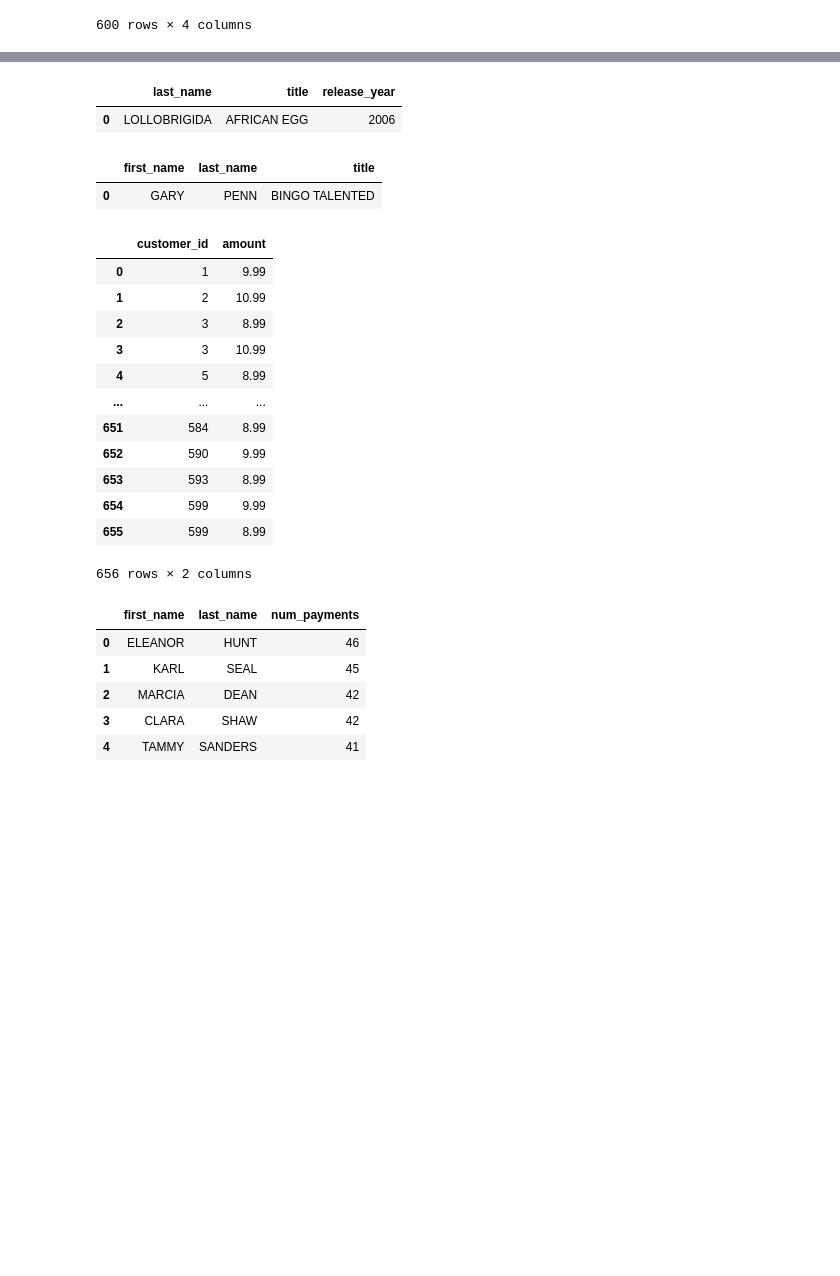
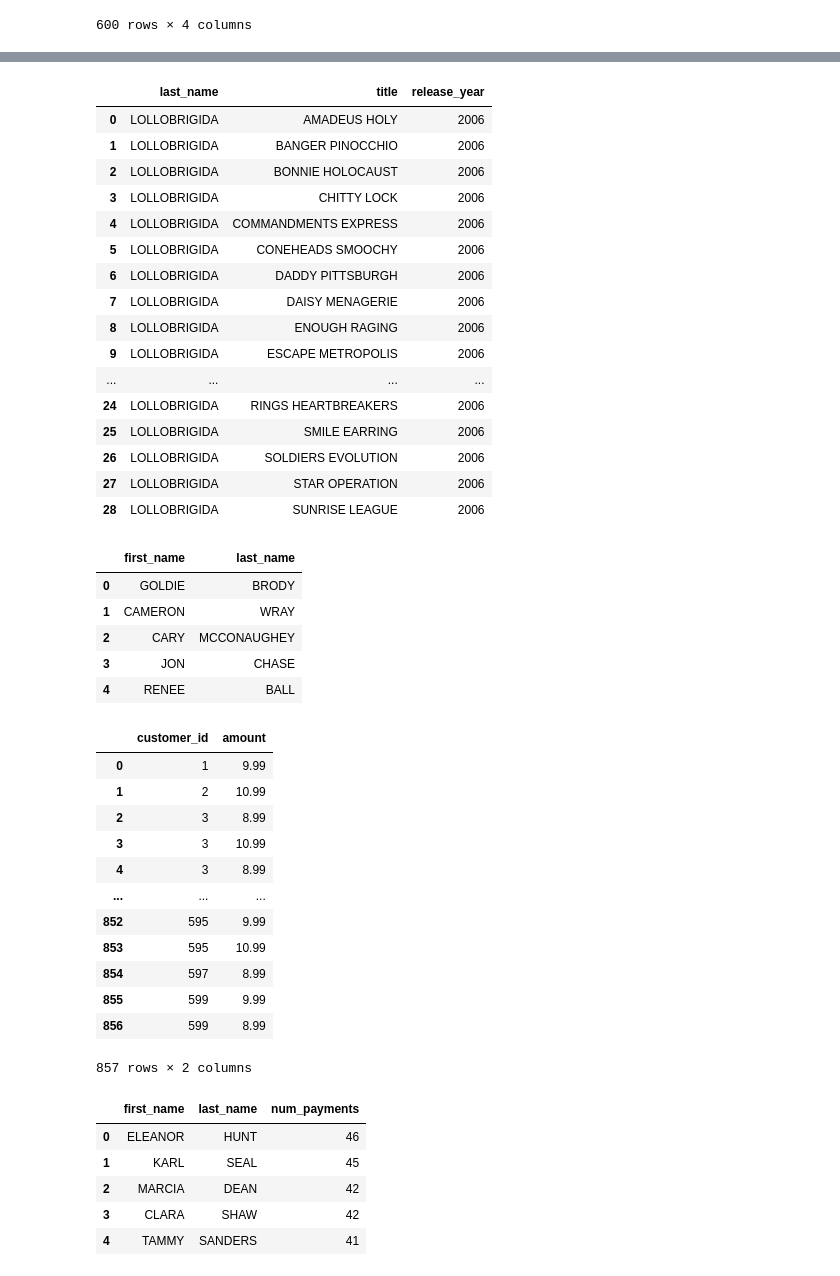
Before and after one commit to alexre24/Sakila-Queries, a Jupyter notebook: Sakila_Queries.ipynb, the cells around one changed output, grey strips where cells are left out. Drawn from its saved outputs; the diff is of its cells as text; code cells hidden in the pictures; blank space fills up the shorter version.

```diff
--- a/Sakila_Queries.ipynb
+++ b/Sakila_Queries.ipynb
@@ -71,38 +93,66 @@ pd.read_sql(q, engine)
 # %%
 q = """SELECT
     actor.last_name, film.title, film.release_year
 FROM
-    film
+    actor
         JOIN
-    actor ON film.film_id = actor.actor_id
+    film_actor ON actor.actor_id = film_actor.actor_id
+        JOIN
+    film ON film_actor.film_id = film.film_id
 WHERE
-    actor.last_name = 'Lollobrigida';"""
+    actor.last_name = 'Lollobrigida'
+        AND actor.first_name = 'Johnny';"""
 pd.read_sql(q, engine)
 # %% [output]
 |  | last_name | title | release_year |
-| 0 | LOLLOBRIGIDA | AFRICAN EGG | 2006 |
+| 0 | LOLLOBRIGIDA | AMADEUS HOLY | 2006 |
+| 1 | LOLLOBRIGIDA | BANGER PINOCCHIO | 2006 |
+| 2 | LOLLOBRIGIDA | BONNIE HOLOCAUST | 2006 |
+| 3 | LOLLOBRIGIDA | CHITTY LOCK | 2006 |
+| 4 | LOLLOBRIGIDA | COMMANDMENTS EXPRESS | 2006 |
+| 5 | LOLLOBRIGIDA | CONEHEADS SMOOCHY | 2006 |
+| 6 | LOLLOBRIGIDA | DADDY PITTSBURGH | 2006 |
+| 7 | LOLLOBRIGIDA | DAISY MENAGERIE | 2006 |
+| 8 | LOLLOBRIGIDA | ENOUGH RAGING | 2006 |
+| 9 | LOLLOBRIGIDA | ESCAPE METROPOLIS | 2006 |
+| ... | ... | ... | ... |
+| 24 | LOLLOBRIGIDA | RINGS HEARTBREAKERS | 2006 |
+| 25 | LOLLOBRIGIDA | SMILE EARRING | 2006 |
+| 26 | LOLLOBRIGIDA | SOLDIERS EVOLUTION | 2006 |
+| 27 | LOLLOBRIGIDA | STAR OPERATION | 2006 |
+| 28 | LOLLOBRIGIDA | SUNRISE LEAGUE | 2006 |
 # %%
 q = """SELECT
-    actor.first_name, actor.last_name, film.title
+    actor.first_name, actor.last_name
 FROM
     actor
         JOIN
-    film ON actor.actor_id = film.film_id
+    film_actor ON film_actor.actor_id = actor.actor_id
 WHERE
-    film.title = 'Bingo Talented';"""
+    film_actor.film_id = (SELECT
+            film_id
+        FROM
+            film
+        WHERE
+            film.title = 'Bingo Talented');"""
 pd.read_sql(q, engine)
 # %% [output]
-|  | first_name | last_name | title |
-| 0 | GARY | PENN | BINGO TALENTED |
+|  | first_name | last_name |
+| 0 | GOLDIE | BRODY |
+| 1 | CAMERON | WRAY |
+| 2 | CARY | MCCONAUGHEY |
+| 3 | JON | CHASE |
+| 4 | RENEE | BALL |
 # %%
 q = """SELECT
-    customer.customer_id, payment.amount
+    customer_id, amount
 FROM
     payment
-        JOIN
-    customer ON payment.customer_id = customer.customer_id
-GROUP BY customer.customer_id , payment.amount
-HAVING payment.amount > (2 * 4.200667);"""
+WHERE
+    amount > 2 * (SELECT
+            AVG(amount)
+        FROM
+            payment);"""
 pd.read_sql(q, engine)
 # %% [output]
 |  | customer_id | amount |
@@ -110,14 +160,14 @@ pd.read_sql(q, engine)
 | 1 | 2 | 10.99 |
 | 2 | 3 | 8.99 |
 | 3 | 3 | 10.99 |
-| 4 | 5 | 8.99 |
+| 4 | 3 | 8.99 |
 | ... | ... | ... |
-| 651 | 584 | 8.99 |
-| 652 | 590 | 9.99 |
-| 653 | 593 | 8.99 |
-| 654 | 599 | 9.99 |
-| 655 | 599 | 8.99 |
+| 852 | 595 | 9.99 |
+| 853 | 595 | 10.99 |
+| 854 | 597 | 8.99 |
+| 855 | 599 | 9.99 |
+| 856 | 599 | 8.99 |
-656 rows × 2 columns
+857 rows × 2 columns
 # %%
 q = """SELECT
     customer.first_name,
```
Also changed, not shown: parts of 2 cells of this notebook.
